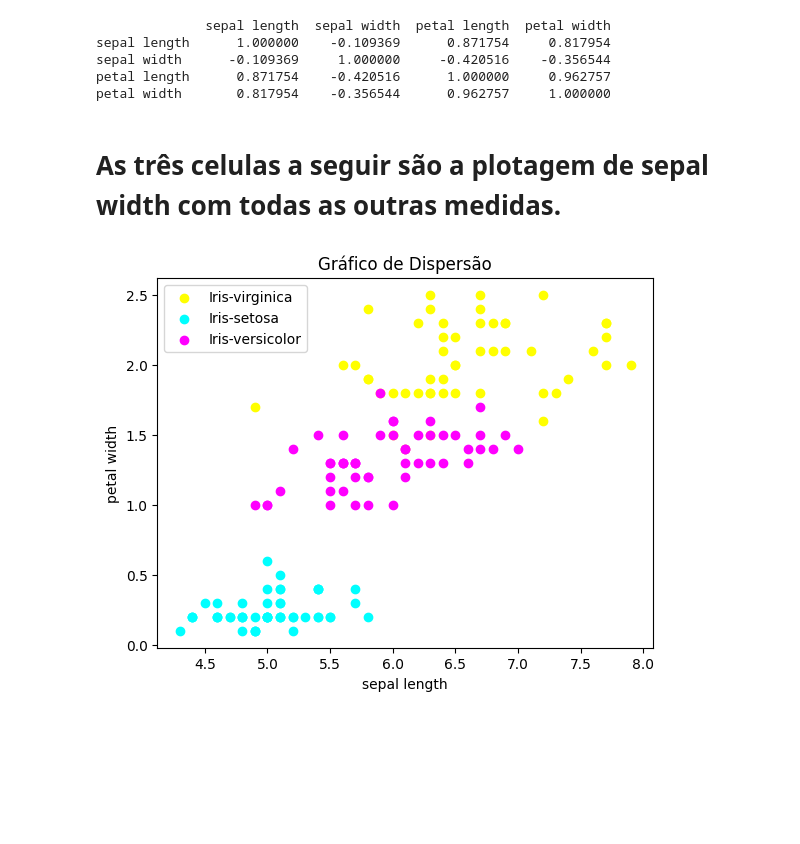
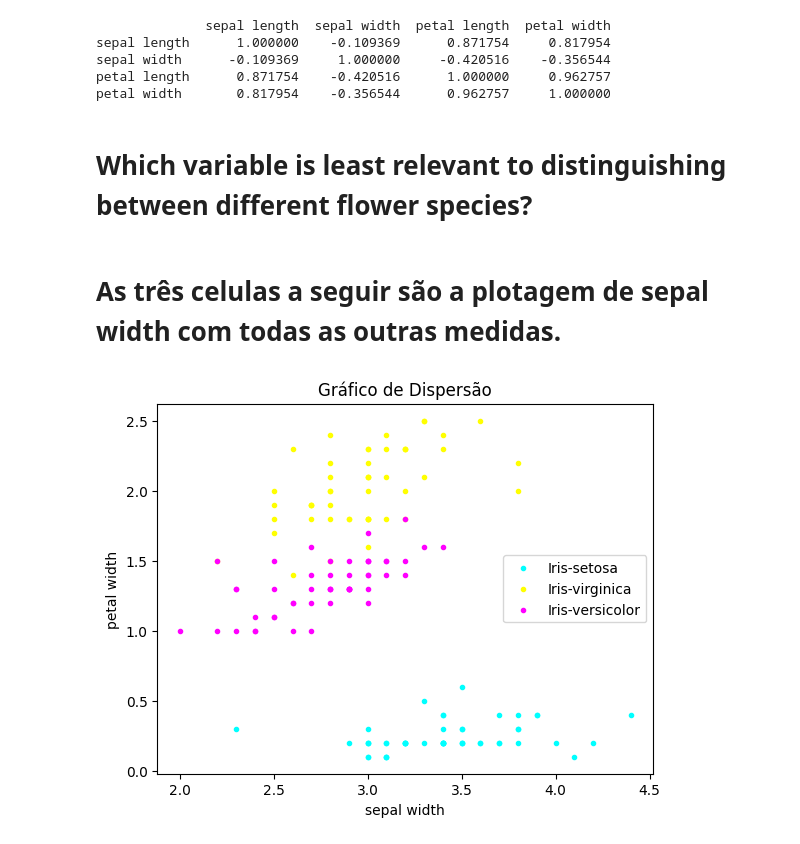
Before and after one commit to VivianeSouza923/Data-Analysis-Practices, a Jupyter notebook: Iris.ipynb, the cells around one changed output. Drawn from its saved outputs; the diff is of its cells as text; code cells hidden in the pictures; blank space fills up the shorter version.

```diff
--- a/Iris.ipynb
+++ b/Iris.ipynb
@@ -252,31 +252,33 @@ sepal length      1.000000    -0.109369      0.871754     0.817954
 sepal width      -0.109369     1.000000     -0.420516    -0.356544
 petal length      0.871754    -0.420516      1.000000     0.962757
 petal width       0.817954    -0.356544      0.962757     1.000000
+# %% [markdown]
+# Which variable is least relevant to distinguishing between different flower species?
 # %% [markdown]
 # As três celulas a seguir são a plotagem de sepal width com todas as outras medidas.
 # %%
 import pandas as pd # import the library
 import matplotlib.pyplot as plt # import the library
 
 categorias=['Iris-setosa', 'Iris-versicolor','Iris-virginica'] # List containing the 3 categories of flowers in the dataset
 cores = {'Iris-setosa': 'cyan', 'Iris-versicolor': 'magenta', 'Iris-virginica': 'yellow'} # color dictionary, where the keys are the categories of flowers
 
 # Create the scatter plot
 for cat in set(X['Target']): # I scroll through each unique category in the labels column
     # And within that loop, I plot the scatter plot.
     # In this loop, I take all the values of the data in question that have the same cat category as the target category, i.e. I get the data to plot when the
     #categories hit
-    plt.scatter(X.loc[X['Target'] == cat, 'sepal length'], # When the category of the Target column is the same as the category of the CAT, I plot the sepal length
+    plt.scatter(X.loc[X['Target'] == cat, 'sepal width'], # When the category of the Target column is the same as the category of the CAT, I plot the sepal length
                 X.loc[X['Target'] == cat, 'petal width'], # When the category of the Target column is the same as the category of the CAT category, I plot the PETAL WIDTH
-                c=cores[cat], label=cat) # I set the color of the plot based on the current category (cat). I also define the label based on the current category (cat)
+                c=cores[cat], label=cat, marker='.') # I set the color of the plot based on the current category (cat). I also define the label based on the current category (cat)
 
 # Add labels and legend
-plt.xlabel('sepal length') # label of x axis
+plt.xlabel('sepal width') # label of x axis
 plt.ylabel('petal width') # label of y axis
 plt.title('Gráfico de Dispersão') # Chart Title
 plt.legend() # Chart Legend
 
 # Show the plot
 plt.show()
 # %% [output]
-[figure, old version]
+[figure, new version]
```
Also changed, not shown: parts of 24 cells of this notebook.
